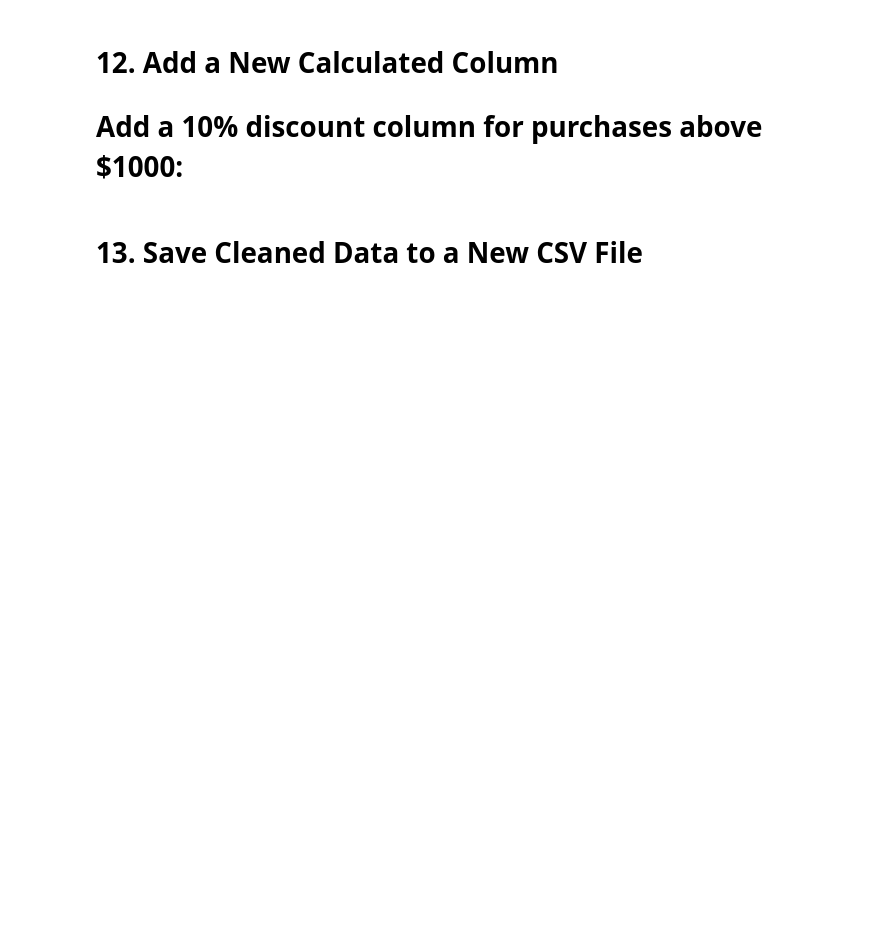
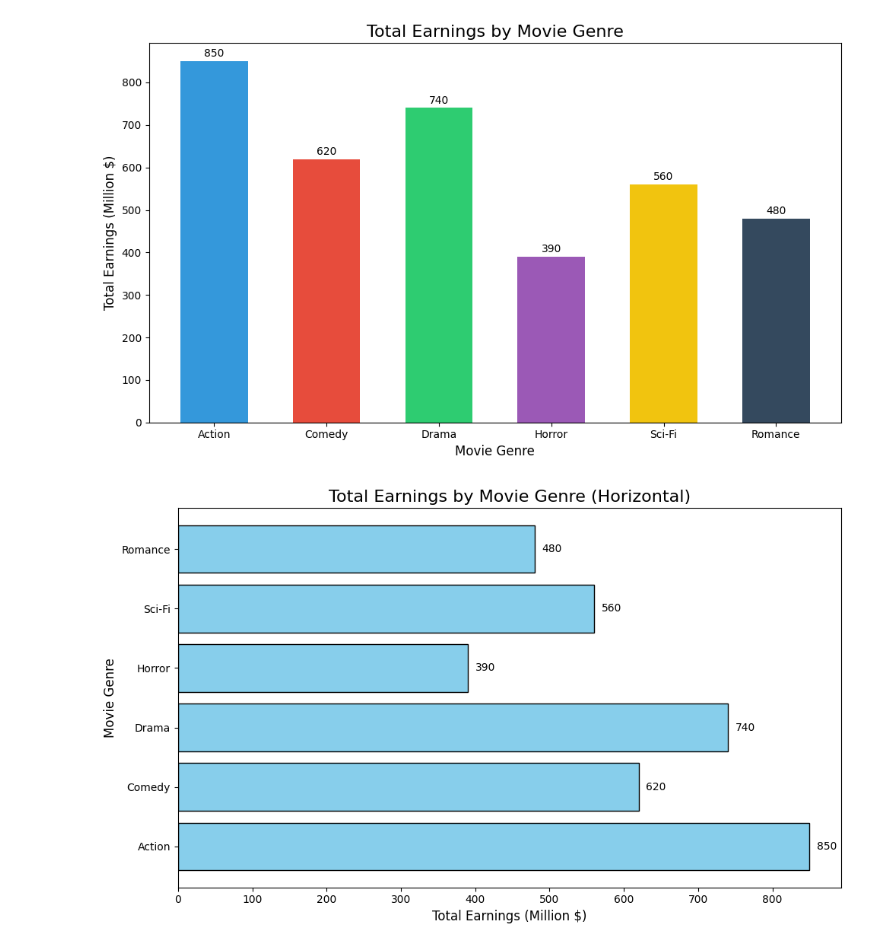
Before and after one commit to poornirajj/pandas, a Jupyter notebook: p3-task.ipynb, the cells around one changed output. Drawn from its saved outputs; the diff is of its cells as text; code cells hidden in the pictures; blank space fills up the shorter version.

```diff
--- a/p3-task.ipynb
+++ b/p3-task.ipynb
@@ -118,4 +0,0 @@ print(total_by_customer)
-# %% [markdown]
-# 12. Add a New Calculated Column
-
-# Add a 10% discount column for purchases above $1000:
@@ -124,2 +0,0 @@ df['Discount'] = df['Amount'].apply(lambda x: x * 0.10 if x > 1000 else 0)
-# %% [markdown]
-# 13. Save Cleaned Data to a New CSV File
@@ -127,0 +1,51 @@ df.to_csv('cleaned_customer_purchases.csv', index=False)
+# %%
+import matplotlib.pyplot as plt
+import numpy as np
+
+# ✅ Movie genres and total earnings (in million $)
+genres = ['Action', 'Comedy', 'Drama', 'Horror', 'Sci-Fi', 'Romance']
+earnings = [850, 620, 740, 390, 560, 480]
+
+# ✅ Create vertical bar chart
+plt.figure(figsize=(10, 6))
+bars = plt.bar(genres, earnings, color=['#3498db', '#e74c3c', '#2ecc71', '#9b59b6', '#f1c40f', '#34495e'], width=0.6)
+
+# ✅ Add labels and title
+plt.xlabel('Movie Genre', fontsize=12)
+plt.ylabel('Total Earnings (Million $)', fontsize=12)
+plt.title('Total Earnings by Movie Genre', fontsize=16)
+
+# ✅ Add value labels on top of bars
+for bar in bars:
+    height = bar.get_height()
+    plt.text(bar.get_x() + bar.get_width()/2, height + 10, f'{height}', ha='center', fontsize=10)
+
+# ✅ Save the bar chart
+plt.tight_layout()
+plt.savefig('genre_earnings_bar_chart.png')
+
+# ✅ Show the bar chart
+plt.show()
+
+# ✅ Create horizontal bar chart
+plt.figure(figsize=(10, 6))
+bars_h = plt.barh(genres, earnings, color='skyblue', edgecolor='black')
+
+# ✅ Add labels and title
+plt.xlabel('Total Earnings (Million $)', fontsize=12)
+plt.ylabel('Movie Genre', fontsize=12)
+plt.title('Total Earnings by Movie Genre (Horizontal)', fontsize=16)
+
+# ✅ Add value labels
+for i, bar in enumerate(bars_h):
+    plt.text(bar.get_width() + 10, i, f'{bar.get_width()}', va='center', fontsize=10)
+
+# ✅ Save horizontal chart
+plt.tight_layout()
+plt.savefig('genre_earnings_horizontal.png')
+
+# ✅ Show horizontal chart
+plt.show()
+# %% [output]
+[figure, added]
+[figure, added]
```
Also changed, not shown: parts of 24 cells of this notebook, 23 other files.
